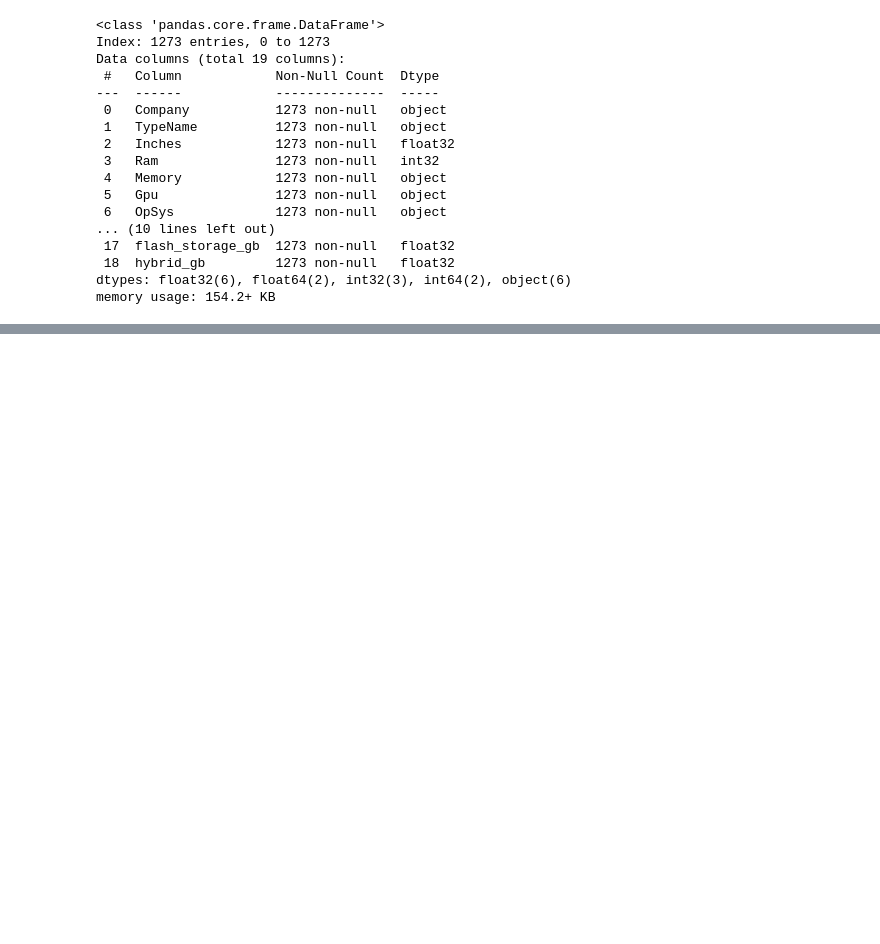
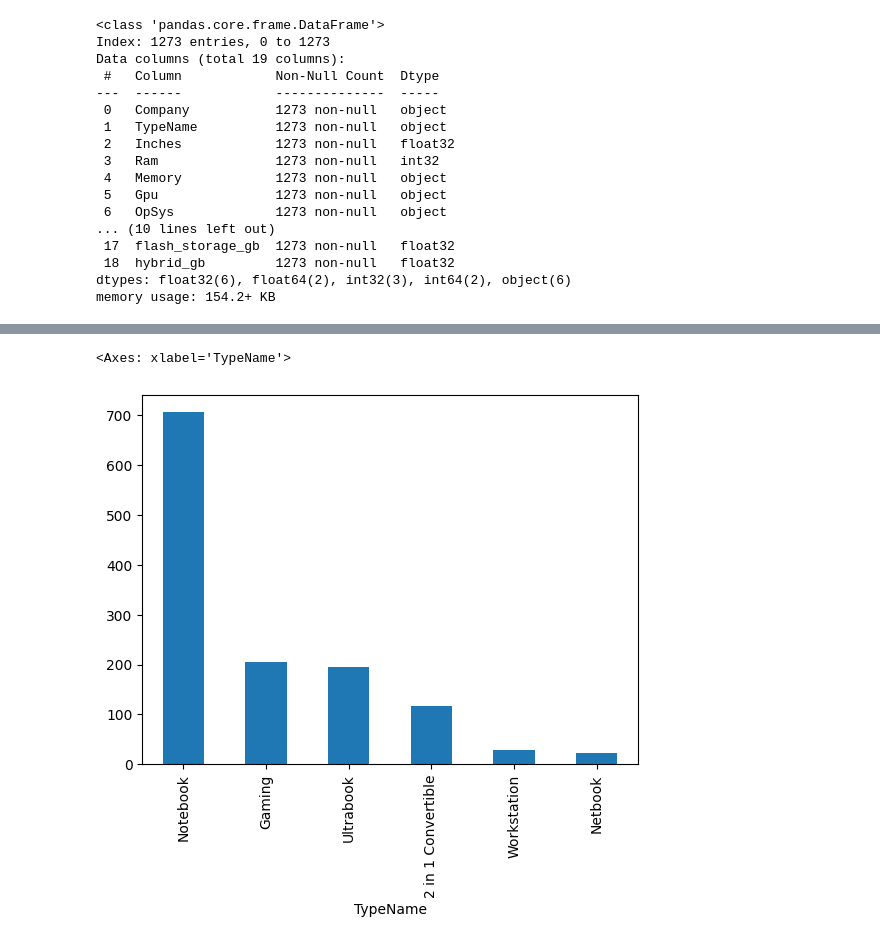
Before and after one commit to Mirazbd123/Laptop_price_prediction_end-to-end_project, a Jupyter notebook: prediction_model.ipynb, the cells around one changed output, grey strips where cells are left out. Saved outputs shown, nothing was run; the diff lists cells and outputs as text; code cells hidden in the pictures; blank space fills up the shorter version.

```diff
--- a/prediction_model.ipynb
+++ b/prediction_model.ipynb
@@ -544,0 +572,5 @@ memory usage: 154.2+ KB
+# %%
+df['TypeName'].value_counts().plot(kind='bar')
+# %% [output]
+<Axes: xlabel='TypeName'>
+[figure, added]
```
Also changed, not shown: parts of 9 cells of this notebook.
